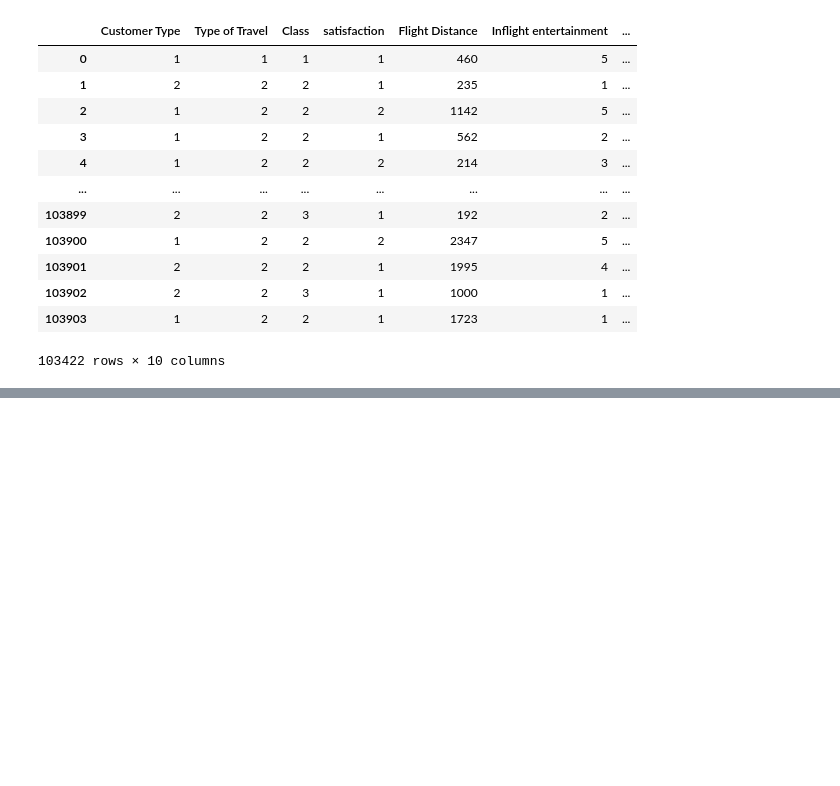
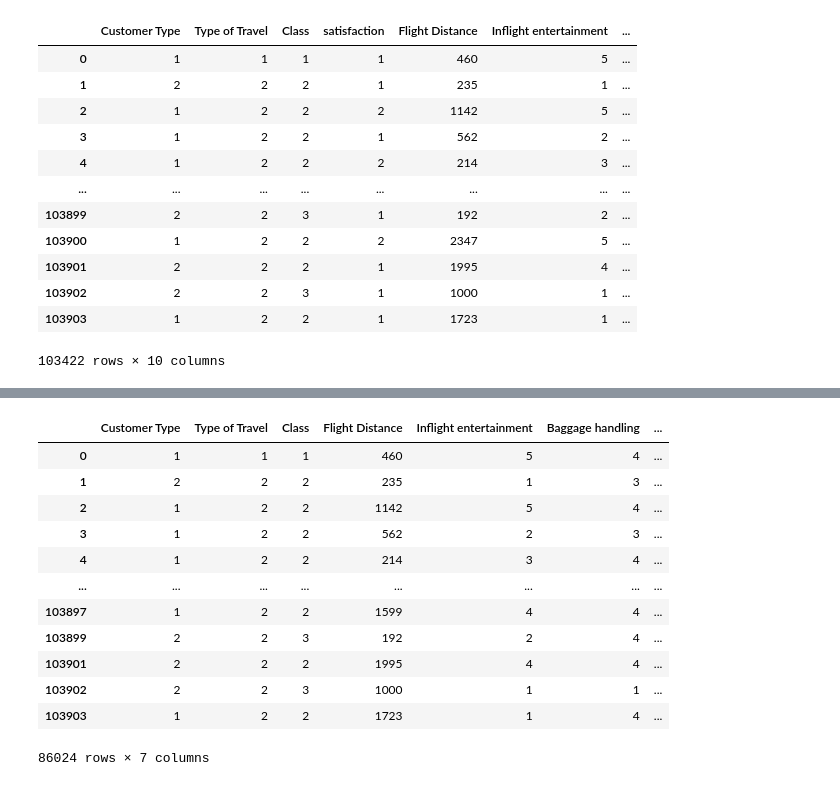
Before and after one commit to Ritika-Gauttam/Customer_Satisfaction_Prediction_Project, a Jupyter notebook: cust_satisfaction_prediction.ipynb, the cells around one changed output, grey strips where cells are left out. Cells and saved outputs as stored; diff of their text form; code cells hidden in the pictures; blank space fills up the shorter version.

```diff
--- a/cust_satisfaction_prediction.ipynb
+++ b/cust_satisfaction_prediction.ipynb
@@ -409,0 +430,2 @@ df
+# %%
+df.drop(['Departure Delay in Minutes', "Cleanliness"], axis =1 , inplace= True)
@@ -409,0 +452,2 @@ df
+# %%
+df.drop_duplicates(inplace = True)
@@ -409,0 +475,2 @@ df
+# %%
+x = df.drop(['satisfaction'],axis = 1)
@@ -409,0 +479,16 @@ df
+# %%
+x
+# %% [output]
+|  | Customer Type | Type of Travel | Class | Flight Distance | Inflight entertainment | Baggage handling | ... |
+| 0 | 1 | 1 | 1 | 460 | 5 | 4 | ... |
+| 1 | 2 | 2 | 2 | 235 | 1 | 3 | ... |
+| 2 | 1 | 2 | 2 | 1142 | 5 | 4 | ... |
+| 3 | 1 | 2 | 2 | 562 | 2 | 3 | ... |
+| 4 | 1 | 2 | 2 | 214 | 3 | 4 | ... |
+| ... | ... | ... | ... | ... | ... | ... | ... |
+| 103897 | 1 | 2 | 2 | 1599 | 4 | 4 | ... |
+| 103899 | 2 | 2 | 3 | 192 | 2 | 4 | ... |
+| 103901 | 2 | 2 | 2 | 1995 | 4 | 4 | ... |
+| 103902 | 2 | 2 | 3 | 1000 | 1 | 1 | ... |
+| 103903 | 1 | 2 | 2 | 1723 | 1 | 4 | ... |
+86024 rows × 7 columns
```
Also changed, not shown: parts of 13 cells of this notebook, 1 other file.
